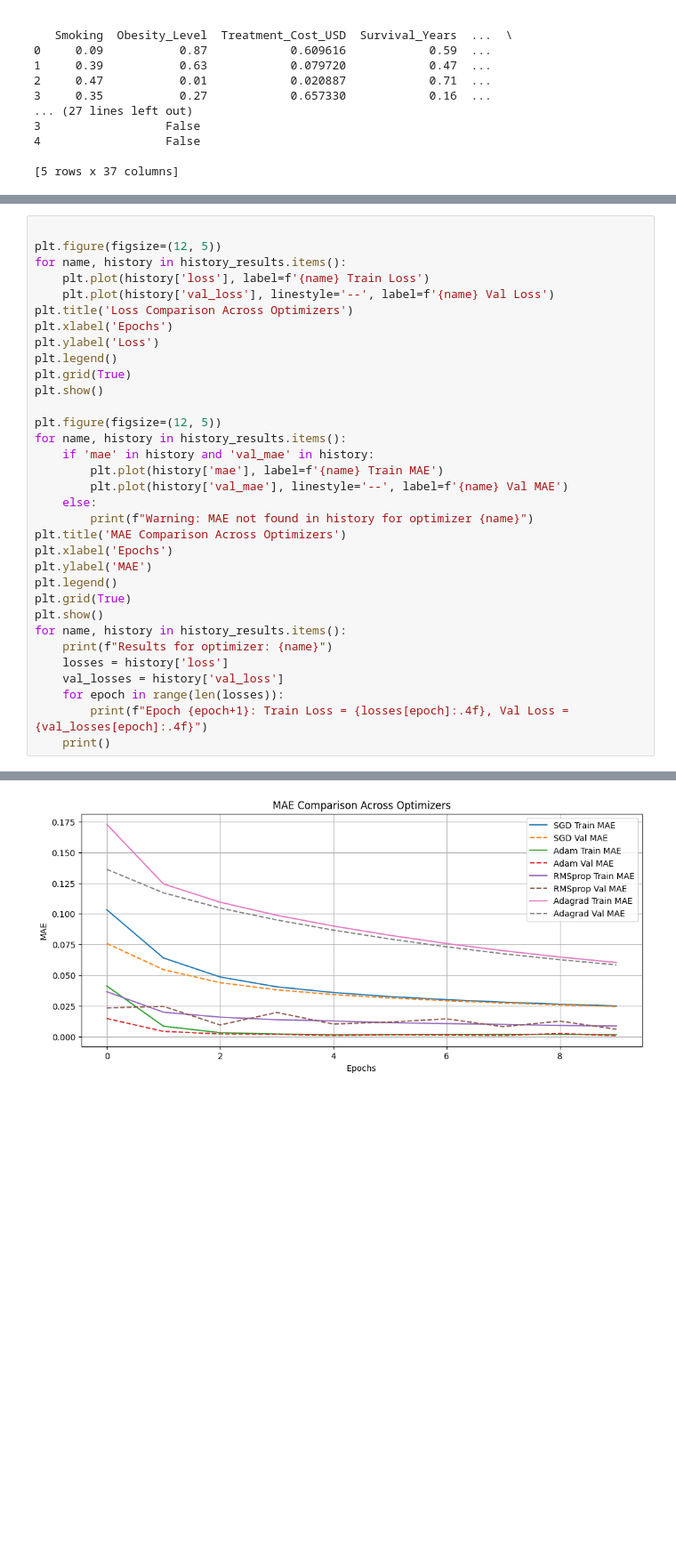
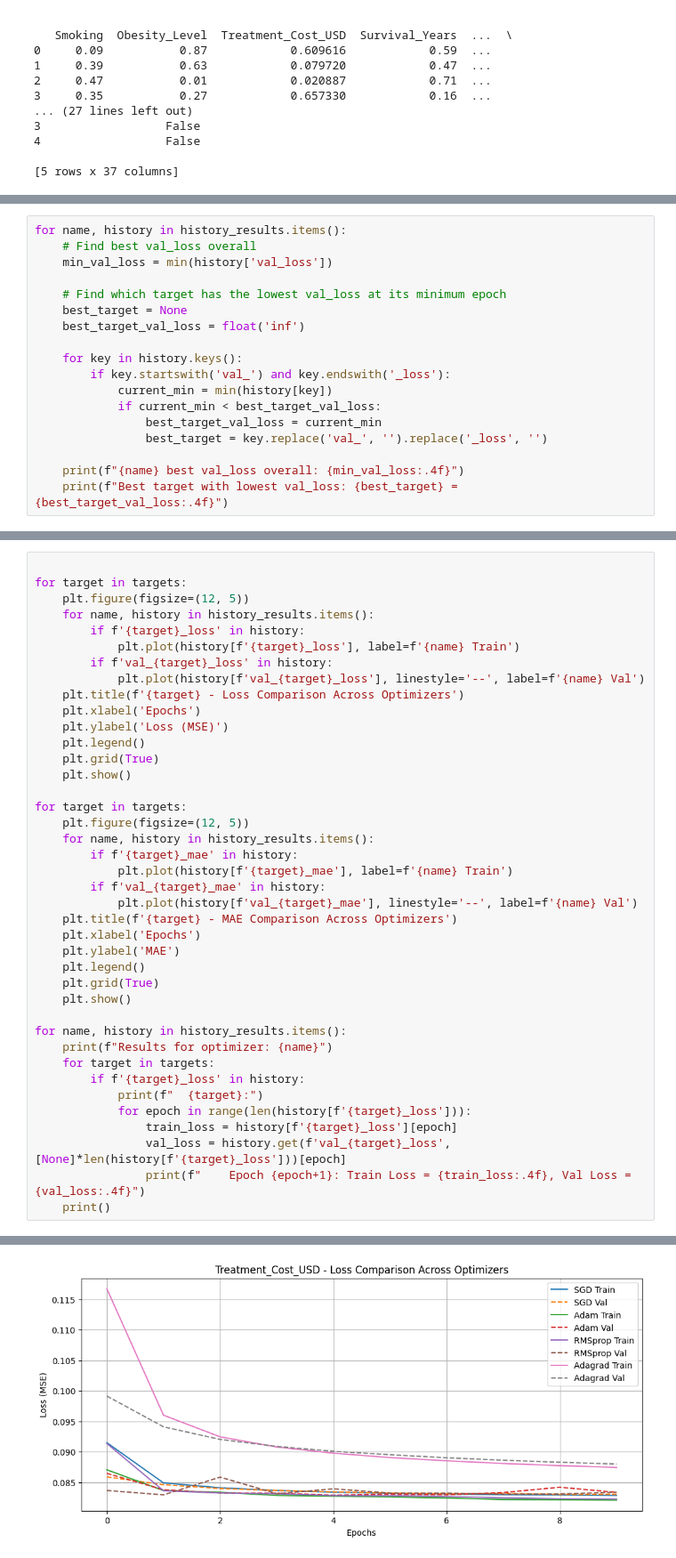
Before and after one commit to zinab4/LogisticRegression, a Jupyter notebook: Untitled62.ipynb, the cells around one changed output, grey strips where cells are left out. Shown at 89% size. Drawn from its saved outputs; the diff is of its cells as text; blank space fills up the shorter version.

```diff
--- a/Untitled62.ipynb
+++ b/Untitled62.ipynb
@@ -212,0 +255,18 @@ Adagrad val losses: [0.028824714943766594, 0.021273726597428322, 0.0170301347970
+# %%
+for name, history in history_results.items():
+    # Find best val_loss overall
+    min_val_loss = min(history['val_loss'])
+
+    # Find which target has the lowest val_loss at its minimum epoch
+    best_target = None
+    best_target_val_loss = float('inf')
+
+    for key in history.keys():
+        if key.startswith('val_') and key.endswith('_loss'):
+            current_min = min(history[key])
+            if current_min < best_target_val_loss:
+                best_target_val_loss = current_min
+                best_target = key.replace('val_', '').replace('_loss', '')
+
+    print(f"{name} best val_loss overall: {min_val_loss:.4f}")
+    print(f"Best target with lowest val_loss: {best_target} = {best_target_val_loss:.4f}")
@@ -247,34 +320,41 @@ for name, history in history_results.items():
 # %%
 
-plt.figure(figsize=(12, 5))
-for name, history in history_results.items():
-    plt.plot(history['loss'], label=f'{name} Train Loss')
-    plt.plot(history['val_loss'], linestyle='--', label=f'{name} Val Loss')
-plt.title('Loss Comparison Across Optimizers')
-plt.xlabel('Epochs')
-plt.ylabel('Loss')
-plt.legend()
-plt.grid(True)
-plt.show()
+for target in targets:
+    plt.figure(figsize=(12, 5))
+    for name, history in history_results.items():
+        if f'{target}_loss' in history:
+            plt.plot(history[f'{target}_loss'], label=f'{name} Train')
+        if f'val_{target}_loss' in history:
+            plt.plot(history[f'val_{target}_loss'], linestyle='--', label=f'{name} Val')
+    plt.title(f'{target} - Loss Comparison Across Optimizers')
+    plt.xlabel('Epochs')
+    plt.ylabel('Loss (MSE)')
+    plt.legend()
+    plt.grid(True)
+    plt.show()
 
-plt.figure(figsize=(12, 5))
-for name, history in history_results.items():
-    if 'mae' in history and 'val_mae' in history:
-        plt.plot(history['mae'], label=f'{name} Train MAE')
-        plt.plot(history['val_mae'], linestyle='--', label=f'{name} Val MAE')
-    else:
-        print(f"Warning: MAE not found in history for optimizer {name}")
-plt.title('MAE Comparison Across Optimizers')
-plt.xlabel('Epochs')
-plt.ylabel('MAE')
-plt.legend()
-plt.grid(True)
-plt.show()
+for target in targets:
+    plt.figure(figsize=(12, 5))
+    for name, history in history_results.items():
+        if f'{target}_mae' in history:
+            plt.plot(history[f'{target}_mae'], label=f'{name} Train')
+        if f'val_{target}_mae' in history:
+            plt.plot(history[f'val_{target}_mae'], linestyle='--', label=f'{name} Val')
+    plt.title(f'{target} - MAE Comparison Across Optimizers')
+    plt.xlabel('Epochs')
+    plt.ylabel('MAE')
+    plt.legend()
+    plt.grid(True)
+    plt.show()
+
 for name, history in history_results.items():
     print(f"Results for optimizer: {name}")
-    losses = history['loss']
-    val_losses = history['val_loss']
-    for epoch in range(len(losses)):
-        print(f"Epoch {epoch+1}: Train Loss = {losses[epoch]:.4f}, Val Loss = {val_losses[epoch]:.4f}")
+    for target in targets:
+        if f'{target}_loss' in history:
+            print(f"  {target}:")
+            for epoch in range(len(history[f'{target}_loss'])):
+                train_loss = history[f'{target}_loss'][epoch]
+                val_loss = history.get(f'val_{target}_loss', [None]*len(history[f'{target}_loss']))[epoch]
+                print(f"    Epoch {epoch+1}: Train Loss = {train_loss:.4f}, Val Loss = {val_loss:.4f}")
     print()
 # %% [output]
@@ -282 +362 @@ for name, history in history_results.items():
-[figure, old version]
+[figure, new version]
```
Also changed, not shown: parts of 16 cells of this notebook.
